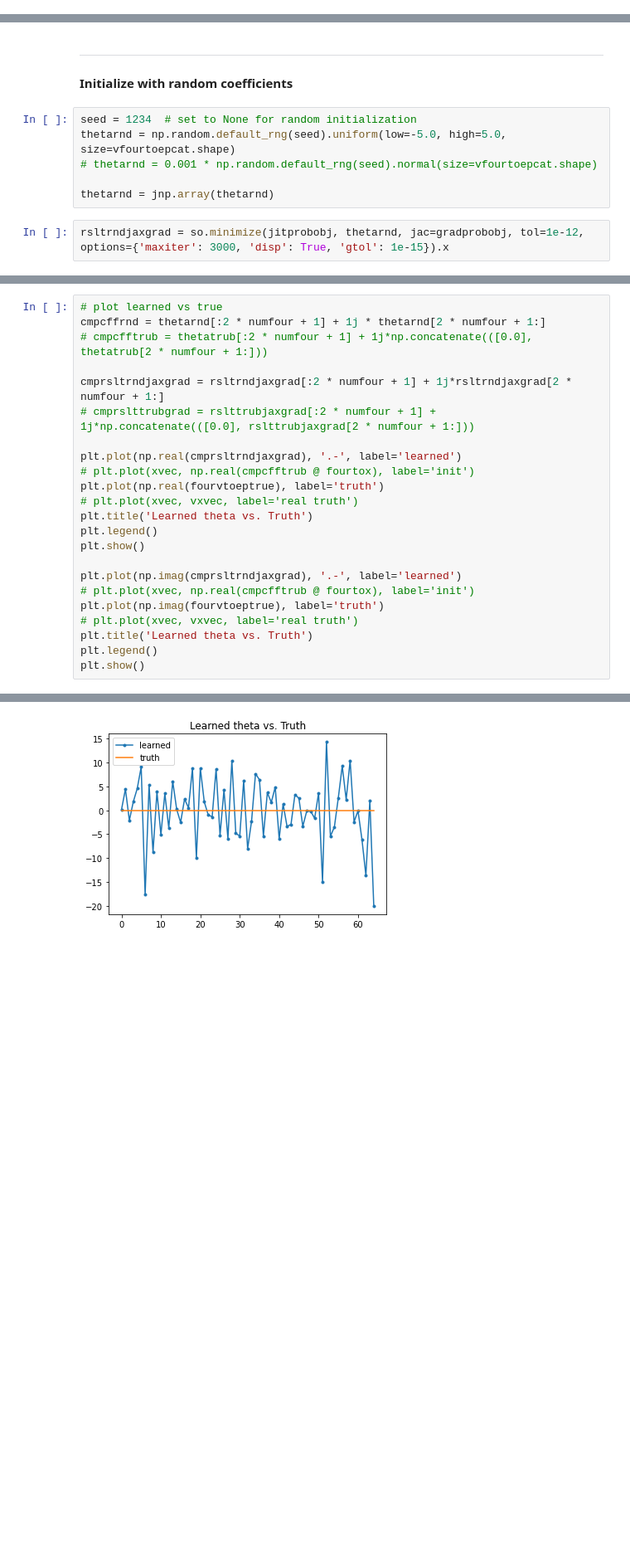
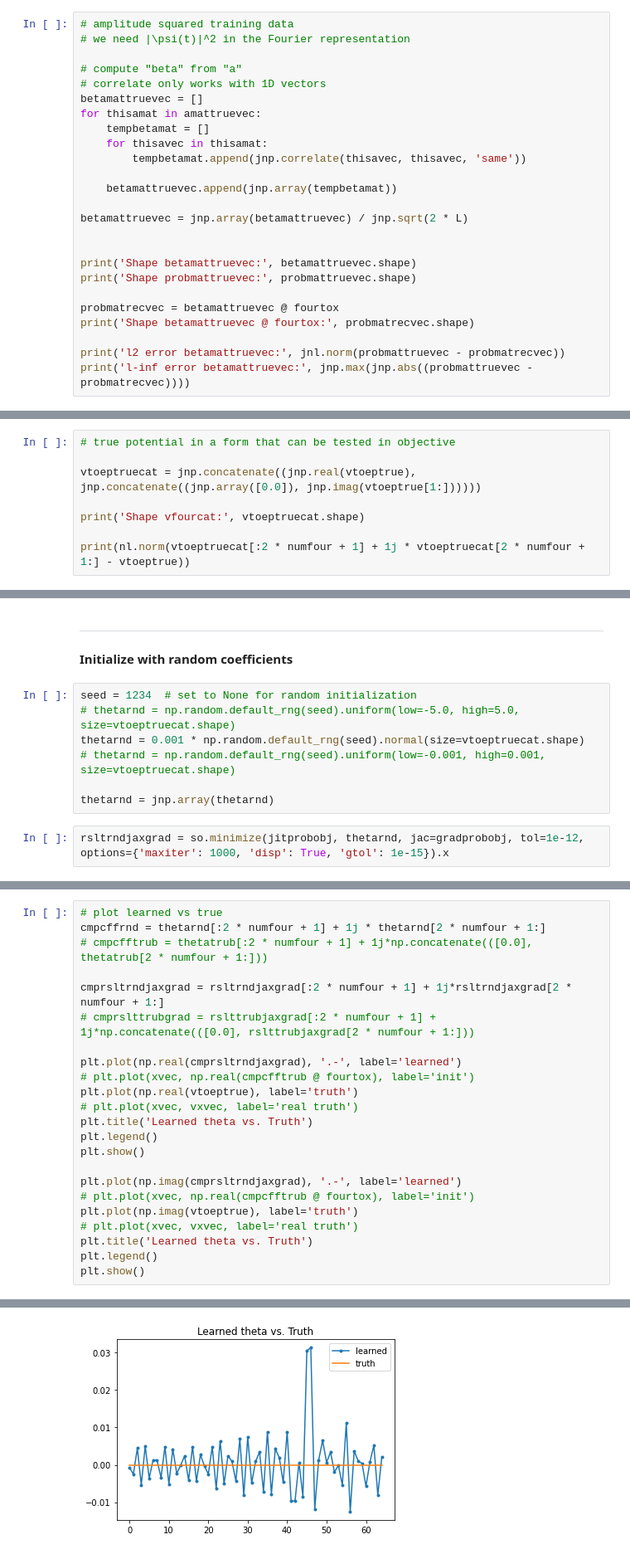
Before and after one commit to kbcollins/tdse, a Jupyter notebook: tdse-prob-density/tdse-prob-density-kbc.ipynb, the cells around one changed output, grey strips where cells are left out. Shown at 83% size. Cells and saved outputs as stored; diff of their text form; blank space fills up the shorter version.

```diff
--- a/tdse-prob-density/tdse-prob-density-kbc.ipynb
+++ b/tdse-prob-density/tdse-prob-density-kbc.ipynb
@@ -282,2 +400,27 @@ print(nl.norm(vmattrue - np.concatenate([np.flipud(np.conj(fourvtoeptrue)), four
 # %% [output]
 0.0
+# %%
+# amplitude squared training data
+# we need |\psi(t)|^2 in the Fourier representation
+
+# compute "beta" from "a"
+# correlate only works with 1D vectors
+betamattruevec = []
+for thisamat in amattruevec:
+    tempbetamat = []
+    for thisavec in thisamat:
+        tempbetamat.append(jnp.correlate(thisavec, thisavec, 'same'))
+
+    betamattruevec.append(jnp.array(tempbetamat))
+
+betamattruevec = jnp.array(betamattruevec) / jnp.sqrt(2 * L)
+
+
+print('Shape betamattruevec:', betamattruevec.shape)
+print('Shape probmattruevec:', probmattruevec.shape)
+
+probmatrecvec = betamattruevec @ fourtox
+print('Shape betamattruevec @ fourtox:', probmatrecvec.shape)
+
+print('l2 error betamattruevec:', jnl.norm(probmattruevec - probmatrecvec))
+print('l-inf error betamattruevec:', jnp.max(jnp.abs((probmattruevec - probmatrecvec))))
@@ -417,0 +547,8 @@ l2 error stt: 0.0
+# %%
+# true potential in a form that can be tested in objective
+
+vtoeptruecat = jnp.concatenate((jnp.real(vtoeptrue), jnp.concatenate((jnp.array([0.0]), jnp.imag(vtoeptrue[1:])))))
+
+print('Shape vfourcat:', vtoeptruecat.shape)
+
+print(nl.norm(vtoeptruecat[:2 * numfour + 1] + 1j * vtoeptruecat[2 * numfour + 1:] - vtoeptrue))
@@ -516,10 +677,11 @@ plt.show()
 **Initialize with random coefficients**
 # %%
 seed = 1234  # set to None for random initialization
-thetarnd = np.random.default_rng(seed).uniform(low=-5.0, high=5.0, size=vfourtoepcat.shape)
-# thetarnd = 0.001 * np.random.default_rng(seed).normal(size=vfourtoepcat.shape)
+# thetarnd = np.random.default_rng(seed).uniform(low=-5.0, high=5.0, size=vtoeptruecat.shape)
+thetarnd = 0.001 * np.random.default_rng(seed).normal(size=vtoeptruecat.shape)
+# thetarnd = np.random.default_rng(seed).uniform(low=-0.001, high=0.001, size=vtoeptruecat.shape)
 
 thetarnd = jnp.array(thetarnd)
 # %%
-rsltrndjaxgrad = so.minimize(jitprobobj, thetarnd, jac=gradprobobj, tol=1e-12, options={'maxiter': 3000, 'disp': True, 'gtol': 1e-15}).x
+rsltrndjaxgrad = so.minimize(jitprobobj, thetarnd, jac=gradprobobj, tol=1e-12, options={'maxiter': 1000, 'disp': True, 'gtol': 1e-15}).x
 # %% [output]
@@ -545,7 +713,7 @@ cmprsltrndjaxgrad = rsltrndjaxgrad[:2 * numfour + 1] + 1j*rsltrndjaxgrad[2 * num
 
 plt.plot(np.real(cmprsltrndjaxgrad), '.-', label='learned')
 # plt.plot(xvec, np.real(cmpcfftrub @ fourtox), label='init')
-plt.plot(np.real(fourvtoeptrue), label='truth')
+plt.plot(np.real(vtoeptrue), label='truth')
 # plt.plot(xvec, vxvec, label='real truth')
 plt.title('Learned theta vs. Truth')
 plt.legend()
@@ -553,7 +721,7 @@ plt.show()
 
 plt.plot(np.imag(cmprsltrndjaxgrad), '.-', label='learned')
 # plt.plot(xvec, np.real(cmpcfftrub @ fourtox), label='init')
-plt.plot(np.imag(fourvtoeptrue), label='truth')
+plt.plot(np.imag(vtoeptrue), label='truth')
 # plt.plot(xvec, vxvec, label='real truth')
 plt.title('Learned theta vs. Truth')
 plt.legend()
@@ -563,4 +731,4 @@ plt.show()
-[figure, old version]
+[figure, new version]
 # %%
 vfour = np.sqrt(2*L) * np.concatenate([np.conjugate(np.flipud(cmprsltrndjaxgrad[1:(numfour+1)])), cmprsltrndjaxgrad[:(numfour+1)]])
 vrecon = vfour @ fourtox
```
Also changed, not shown: parts of 33 cells of this notebook.
